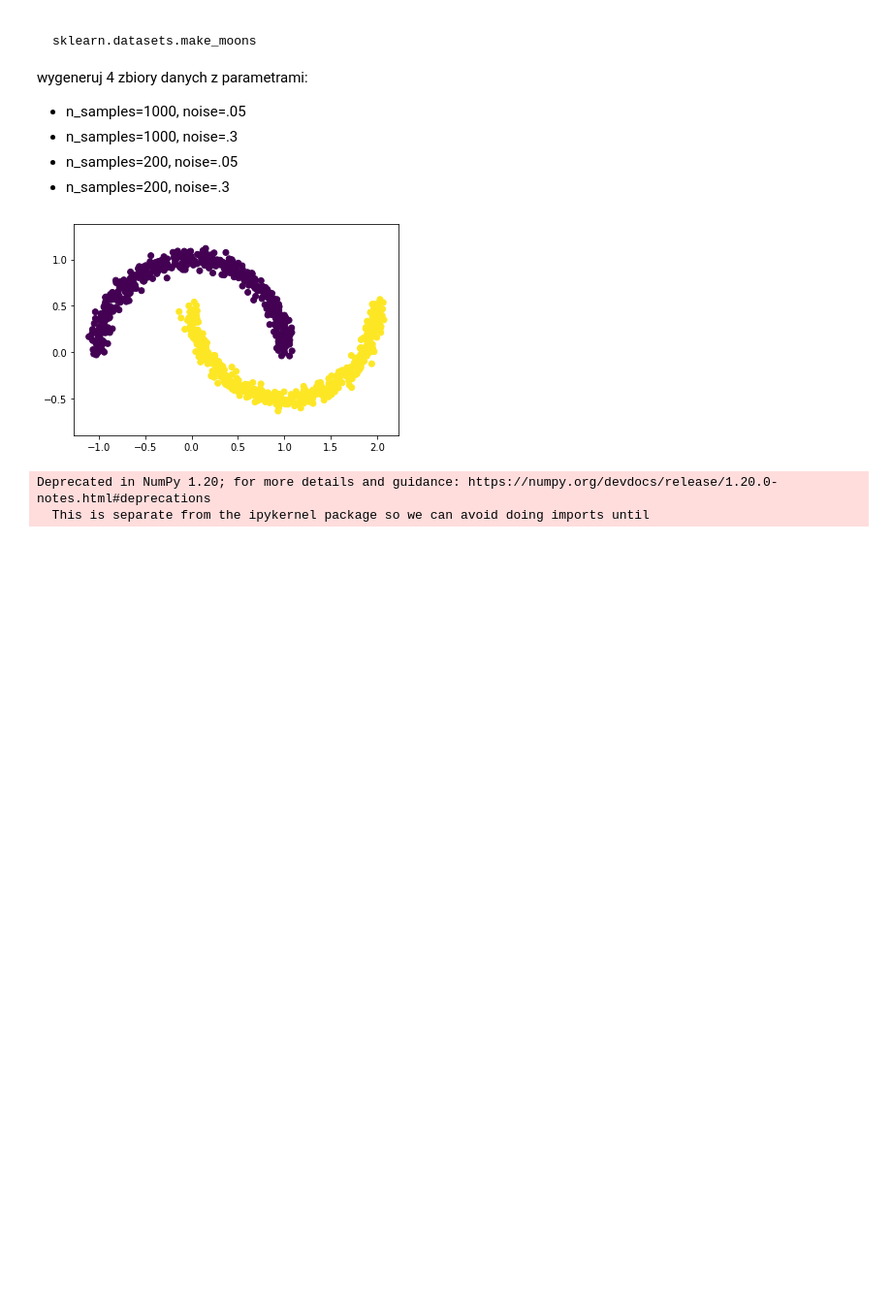
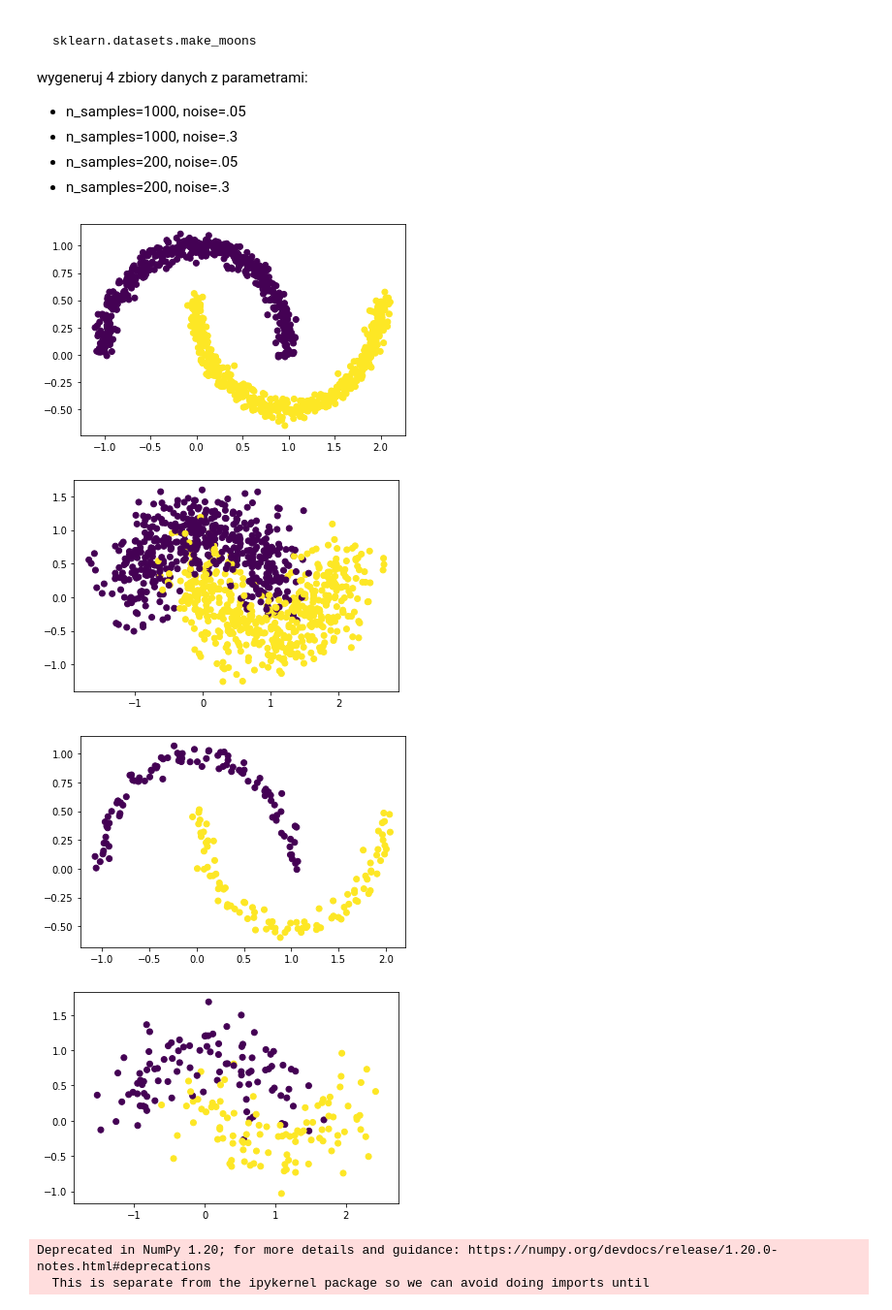
Before and after one commit to Banzanic/PSI-zadania, a Jupyter notebook: Z11_A_Perceptron.ipynb, the cells around one changed output. Shown at 97% size. Saved outputs shown, nothing was run; the diff lists cells and outputs as text; code cells hidden in the pictures; blank space fills up the shorter version.

```diff
--- a/Z11_A_Perceptron.ipynb
+++ b/Z11_A_Perceptron.ipynb
@@ -18,14 +18,26 @@ wygeneruj 4 zbiory danych z parametrami:
 # %%
 #low noise, plenty of samples, should be easy
 X, y = sklearn.datasets.make_moons(n_samples=1000, noise=.05)
+X1, y1 = sklearn.datasets.make_moons(n_samples=1000, noise=.3)
+X2, y2 = sklearn.datasets.make_moons(n_samples=200, noise=.05)
+X3, y3 = sklearn.datasets.make_moons(n_samples=200, noise=.3)
 # %%
 import matplotlib.pyplot as plt
 
 plt.scatter(X[:,0],X[:,1],c=y)
+plt.show()
+plt.scatter(X1[:,0],X1[:,1],c=y1)
+plt.show()
+plt.scatter(X2[:,0],X2[:,1],c=y2)
+plt.show()
+plt.scatter(X3[:,0],X3[:,1],c=y3)
 plt.axis('equal')
 plt.show()
 # %% [output]
-[figure, old version]
+[figure, new version]
+[figure, added]
+[figure, added]
+[figure, added]
 # %%
 iris = load_iris()
 X = iris.data[:, (2, 3)]  # petal length, petal width
```
Also changed, not shown: parts of 4 cells of this notebook.
